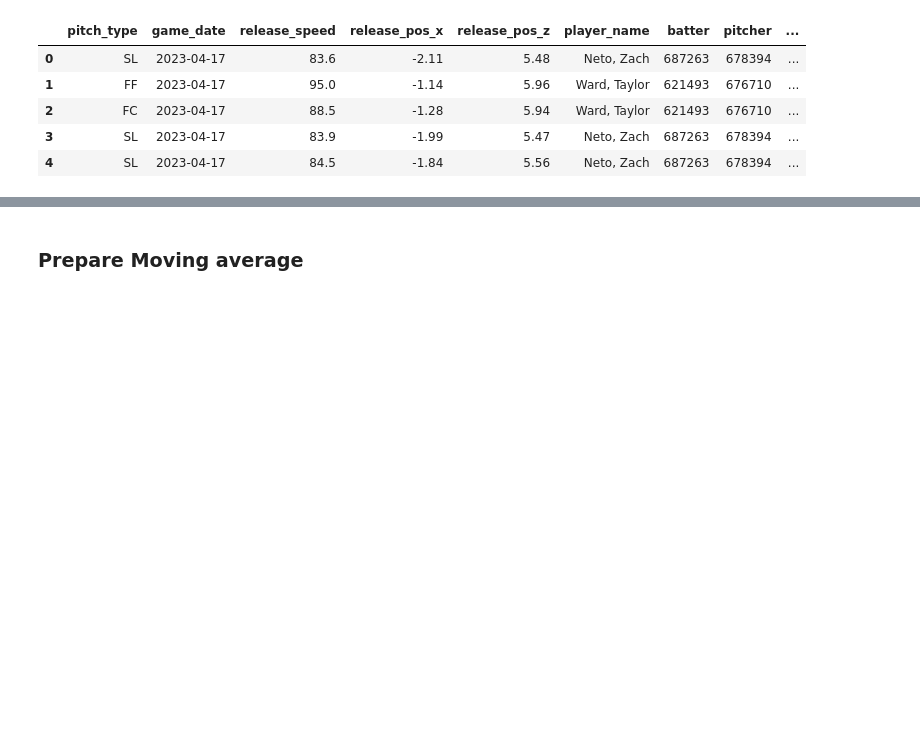
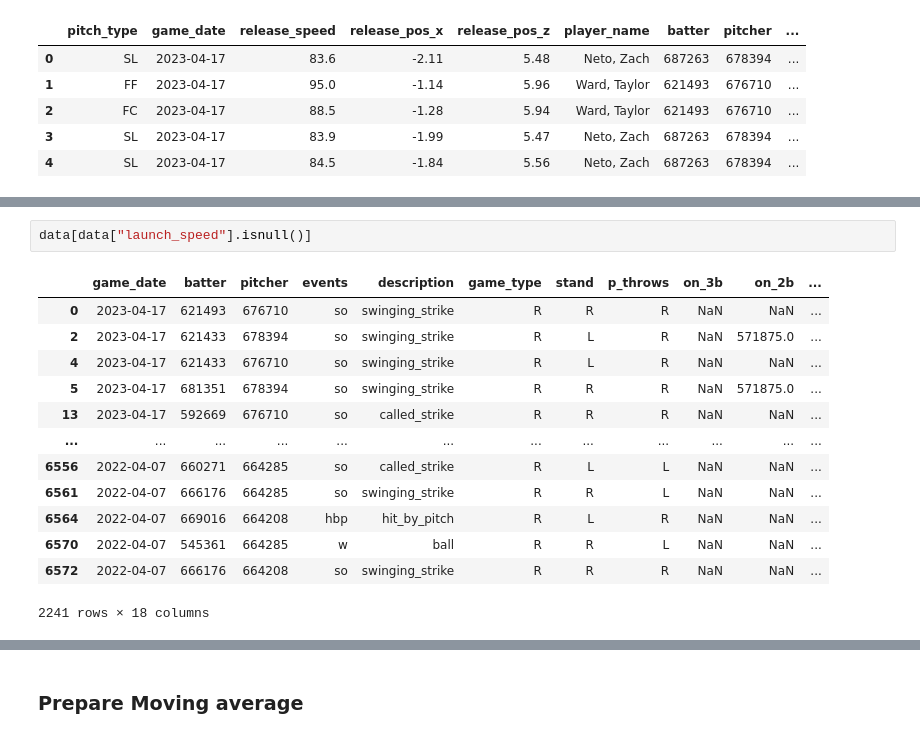
Before and after one commit to allenttchen/baseball-analytics, a Jupyter notebook: notebooks/eda.ipynb, the cells around one changed output, grey strips where cells are left out. Saved outputs shown, nothing was run; the diff lists cells and outputs as text; blank space fills up the shorter version.

```diff
--- a/notebooks/eda.ipynb
+++ b/notebooks/eda.ipynb
@@ -77,3 +97,19 @@ angels_batter_data_2022_2023.head()
+# %%
+data[data["launch_speed"].isnull()]
+# %% [output]
+|  | game_date | batter | pitcher | events | description | game_type | stand | p_throws | on_3b | on_2b | ... |
+| 0 | 2023-04-17 | 621493 | 676710 | so | swinging_strike | R | R | R | NaN | NaN | ... |
+| 2 | 2023-04-17 | 621433 | 678394 | so | swinging_strike | R | L | R | NaN | 571875.0 | ... |
+| 4 | 2023-04-17 | 621433 | 676710 | so | swinging_strike | R | L | R | NaN | NaN | ... |
+| 5 | 2023-04-17 | 681351 | 678394 | so | swinging_strike | R | R | R | NaN | 571875.0 | ... |
+| 13 | 2023-04-17 | 592669 | 676710 | so | called_strike | R | R | R | NaN | NaN | ... |
+| ... | ... | ... | ... | ... | ... | ... | ... | ... | ... | ... | ... |
+| 6556 | 2022-04-07 | 660271 | 664285 | so | called_strike | R | L | L | NaN | NaN | ... |
+| 6561 | 2022-04-07 | 666176 | 664285 | so | swinging_strike | R | R | L | NaN | NaN | ... |
+| 6564 | 2022-04-07 | 669016 | 664208 | hbp | hit_by_pitch | R | L | R | NaN | NaN | ... |
+| 6570 | 2022-04-07 | 545361 | 664285 | w | ball | R | R | L | NaN | NaN | ... |
+| 6572 | 2022-04-07 | 666176 | 664208 | so | swinging_strike | R | R | R | NaN | NaN | ... |
+2241 rows × 18 columns
 # %% [markdown]
 ## Planned Features
 
```
Also changed, not shown: parts of 13 cells of this notebook, 6 other files.
